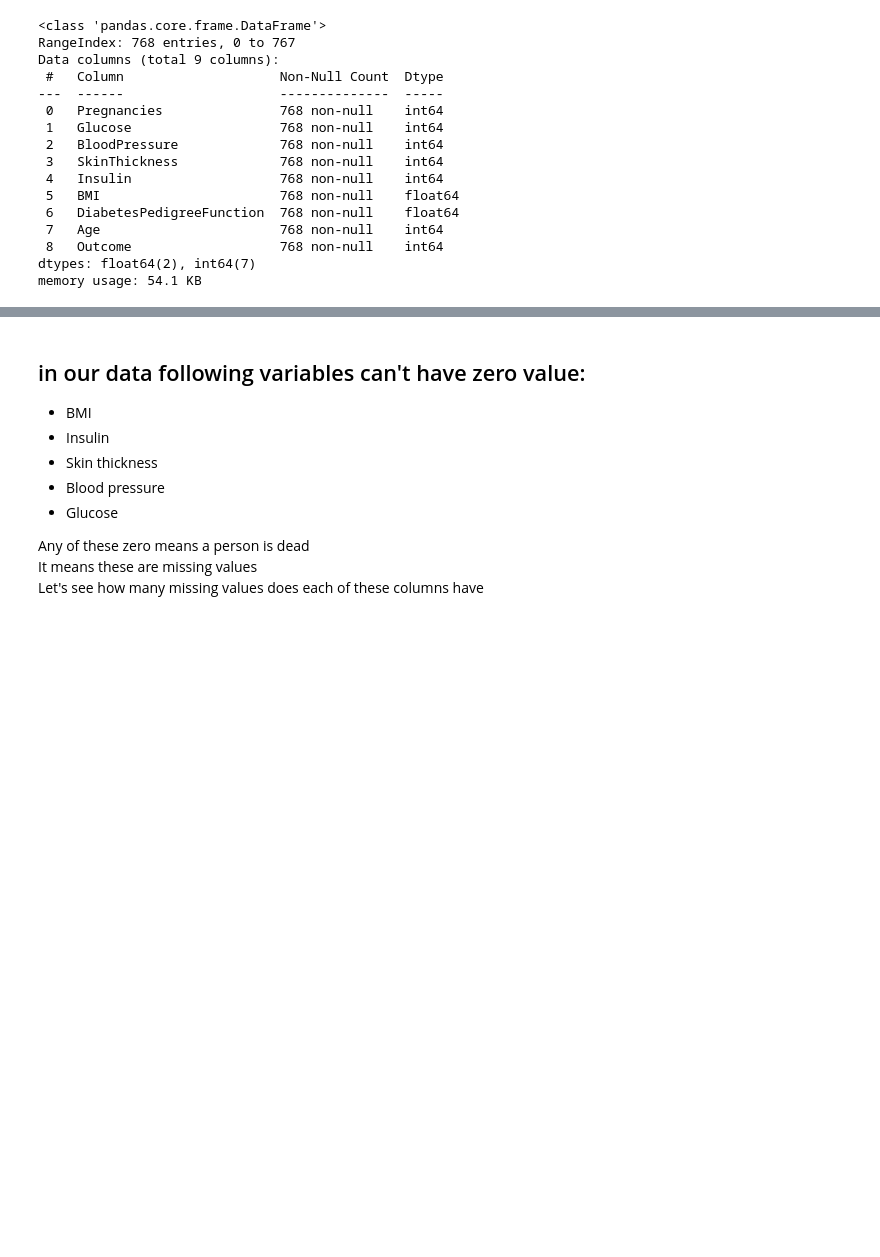
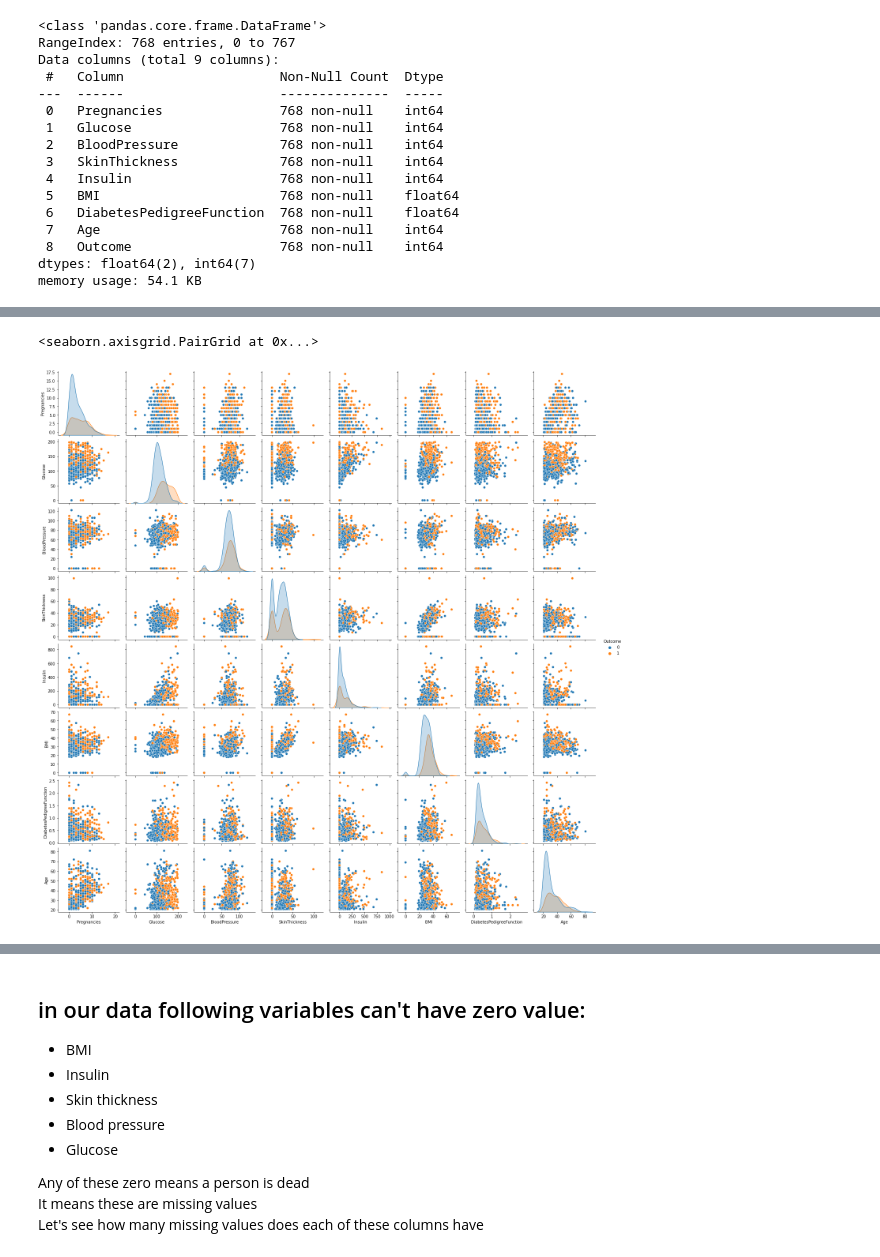
Before and after one commit to Aman0phy/Pima_Diabetes, a Jupyter notebook: diabetes-eda-prediction.ipynb, the cells around one changed output, grey strips where cells are left out. Cells and saved outputs as stored; diff of their text form; code cells hidden in the pictures; blank space fills up the shorter version.

```diff
--- a/diabetes-eda-prediction.ipynb
+++ b/diabetes-eda-prediction.ipynb
@@ -90,0 +117,5 @@ plt.show()
+# %%
+sns.pairplot(df,hue='Outcome')
+# %% [output]
+<seaborn.axisgrid.PairGrid at 0x...>
+[figure, added]
```
Also changed, not shown: parts of 93 cells of this notebook.
